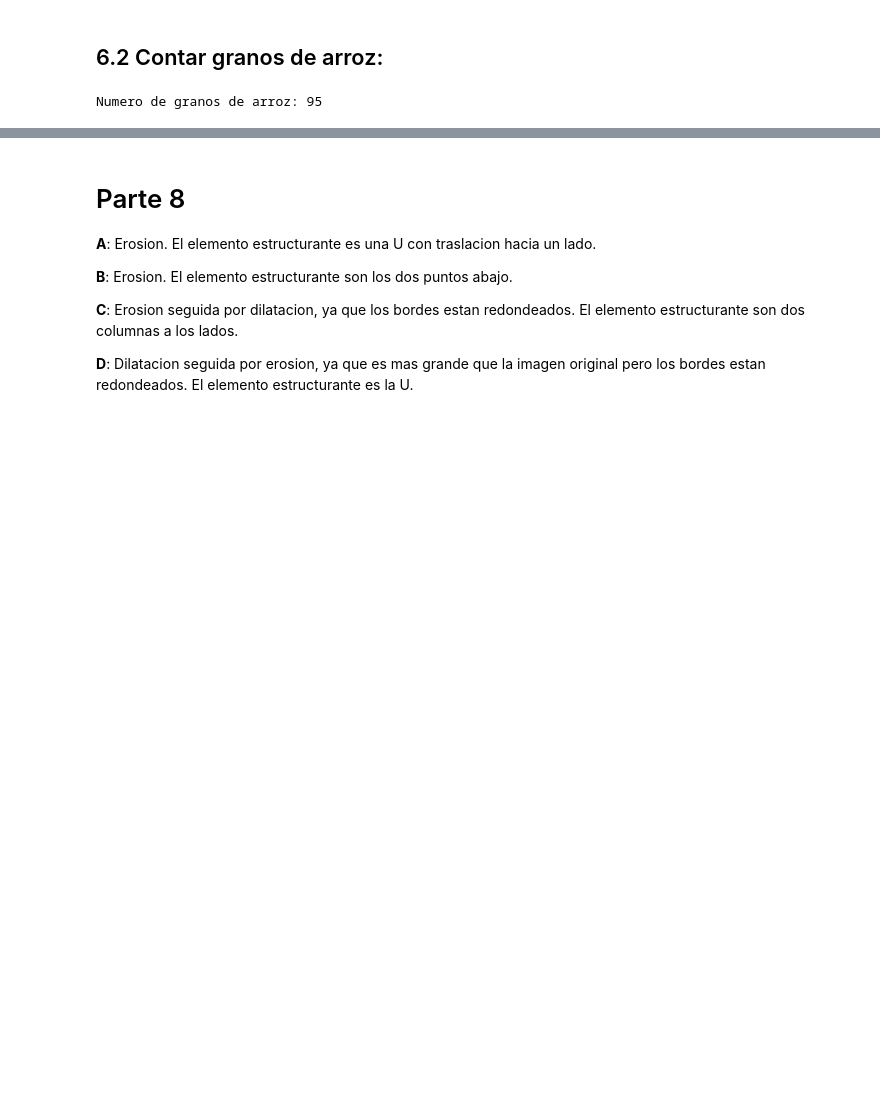
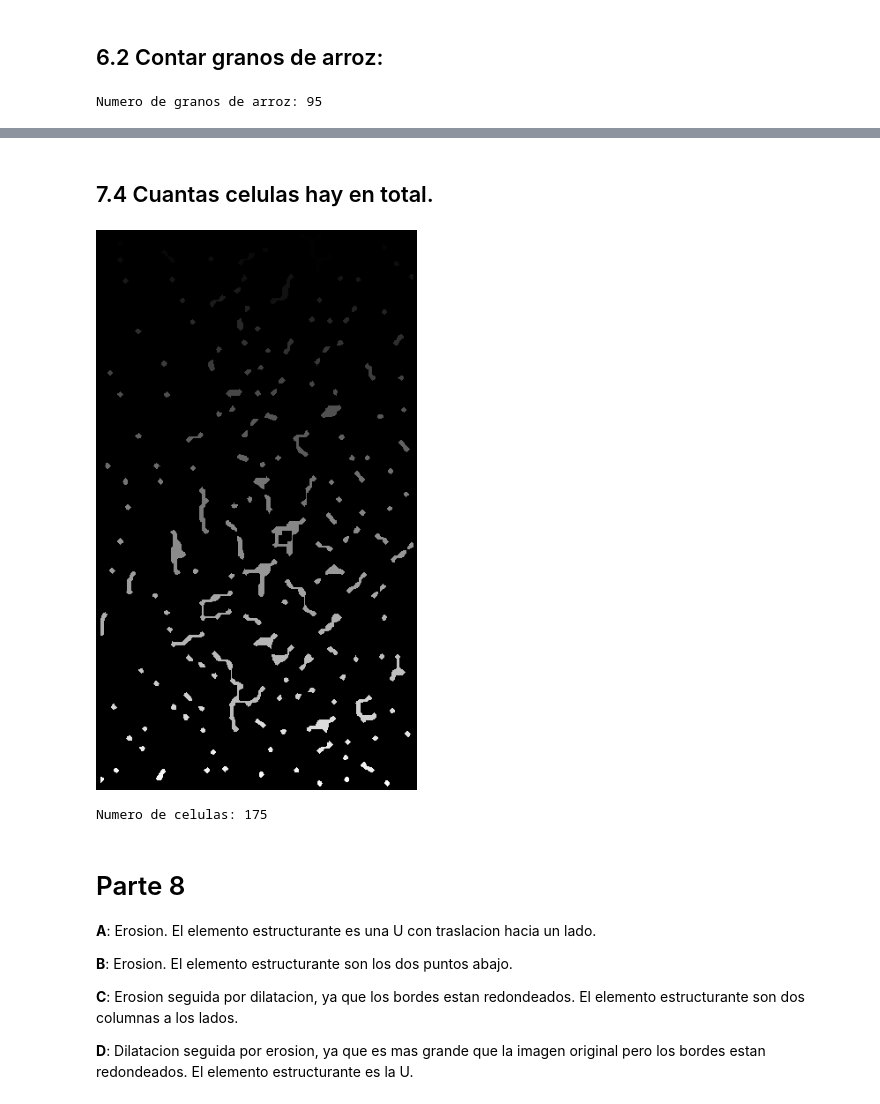
Before and after one commit to cayomol01/Vision_Lab1, a Jupyter notebook: Parte[6-8].ipynb, the cells around one changed output, grey strips where cells are left out. Cells and saved outputs as stored; diff of their text form; code cells hidden in the pictures; blank space fills up the shorter version.

```diff
--- a/Parte[6-8].ipynb
+++ b/Parte[6-8].ipynb
@@ -43,3 +102,21 @@ Numero de granos de arroz: 95
+# %% [markdown]
+## 7.4 Cuantas celulas hay en total.
+# %%
+from scipy.ndimage import binary_erosion
+
+def structures(md):
+    median = filters.median(bin_array, morphology.disk(md))
+    eroded = binary_erosion(median, structure=np.ones((10, 10)))  # Increase the size of the structuring element
+    labeled_filtered, num_features_filtered = measure.label(eroded, background=0, return_num=True)
+    labeled_filtered_image = Image.fromarray((labeled_filtered * 255 / labeled_filtered.max()).astype(np.uint8))
+    display(labeled_filtered_image)
+    return num_features_filtered
+
+cells = structures(1)
+print("Numero de celulas: {}".format(cells))
+# %% [output]
+[figure, added]
+Numero de celulas: 175
 # %% [markdown]
 # Parte 8
 **A**: Erosion. El elemento estructurante es una U con traslacion hacia un lado.
```
Also changed, not shown: parts of 7 cells of this notebook.
